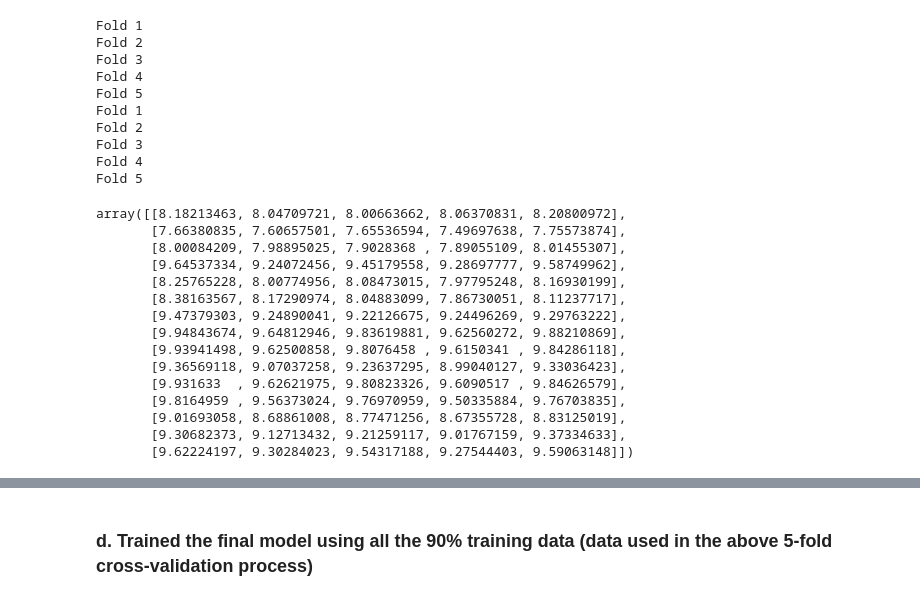
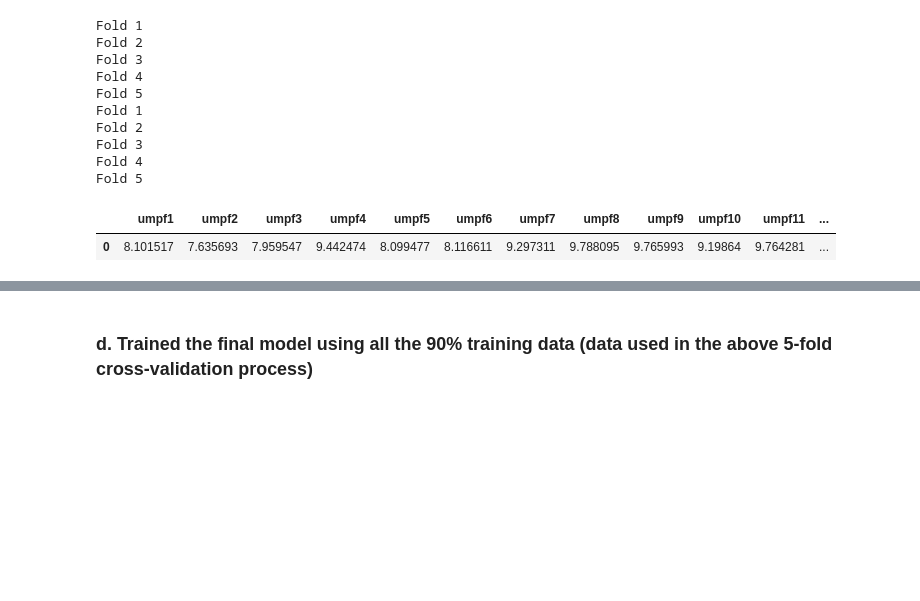
Before and after one commit to cuishuting/seq_to_seq_schema_matching, a Jupyter notebook: seq_to_seq_via_RNN.ipynb, the cells around one changed output, grey strips where cells are left out. Drawn from its saved outputs; the diff is of its cells as text; code cells hidden in the pictures; blank space fills up the shorter version.

```diff
--- a/seq_to_seq_via_RNN.ipynb
+++ b/seq_to_seq_via_RNN.ipynb
@@ -281,21 +281,10 @@ Fold 3
 Fold 4
 Fold 5
 # %%
-kfold_test_loss_1
+kfold_test_loss_1_mean = np.mean(kfold_test_loss_1, axis=1)
+kfold_test_loss_1_mean_df = pd.DataFrame(data=kfold_test_loss_1_mean.reshape(1, 15), columns=["umpf"+str(i) for i in range(1, 16)])
+kfold_test_loss_1_mean_df
 # %% [output]
-array([[8.18213463, 8.04709721, 8.00663662, 8.06370831, 8.20800972],
-       [7.66380835, 7.60657501, 7.65536594, 7.49697638, 7.75573874],
-       [8.00084209, 7.98895025, 7.9028368 , 7.89055109, 8.01455307],
-       [9.64537334, 9.24072456, 9.45179558, 9.28697777, 9.58749962],
-       [8.25765228, 8.00774956, 8.08473015, 7.97795248, 8.16930199],
-       [8.38163567, 8.17290974, 8.04883099, 7.86730051, 8.11237717],
-       [9.47379303, 9.24890041, 9.22126675, 9.24496269, 9.29763222],
-       [9.94843674, 9.64812946, 9.83619881, 9.62560272, 9.88210869],
-       [9.93941498, 9.62500858, 9.8076458 , 9.6150341 , 9.84286118],
-       [9.36569118, 9.07037258, 9.23637295, 8.99040127, 9.33036423],
-       [9.931633  , 9.62621975, 9.80823326, 9.6090517 , 9.84626579],
-       [9.8164959 , 9.56373024, 9.76970959, 9.50335884, 9.76703835],
-       [9.01693058, 8.68861008, 8.77471256, 8.67355728, 8.83125019],
-       [9.30682373, 9.12713432, 9.21259117, 9.01767159, 9.37334633],
-       [9.62224197, 9.30284023, 9.54317188, 9.27544403, 9.59063148]])
+|  | umpf1 | umpf2 | umpf3 | umpf4 | umpf5 | umpf6 | umpf7 | umpf8 | umpf9 | umpf10 | umpf11 | ... |
+| 0 | 8.101517 | 7.635693 | 7.959547 | 9.442474 | 8.099477 | 8.116611 | 9.297311 | 9.788095 | 9.765993 | 9.19864 | 9.764281 | ... |
 # %%
```
Also changed, not shown: parts of 24 cells of this notebook.
